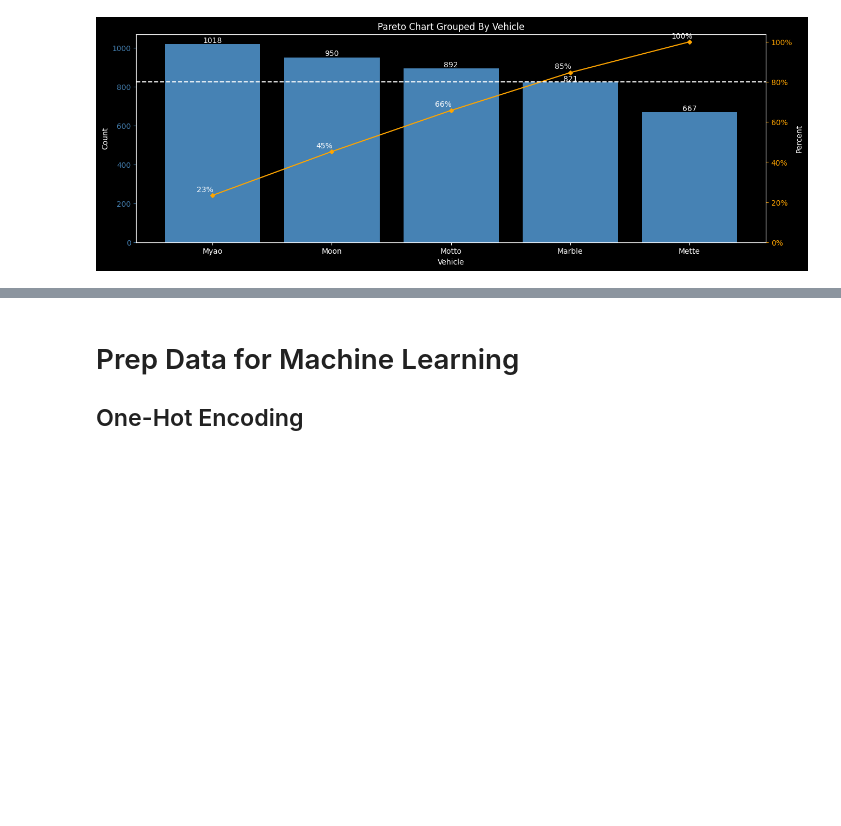
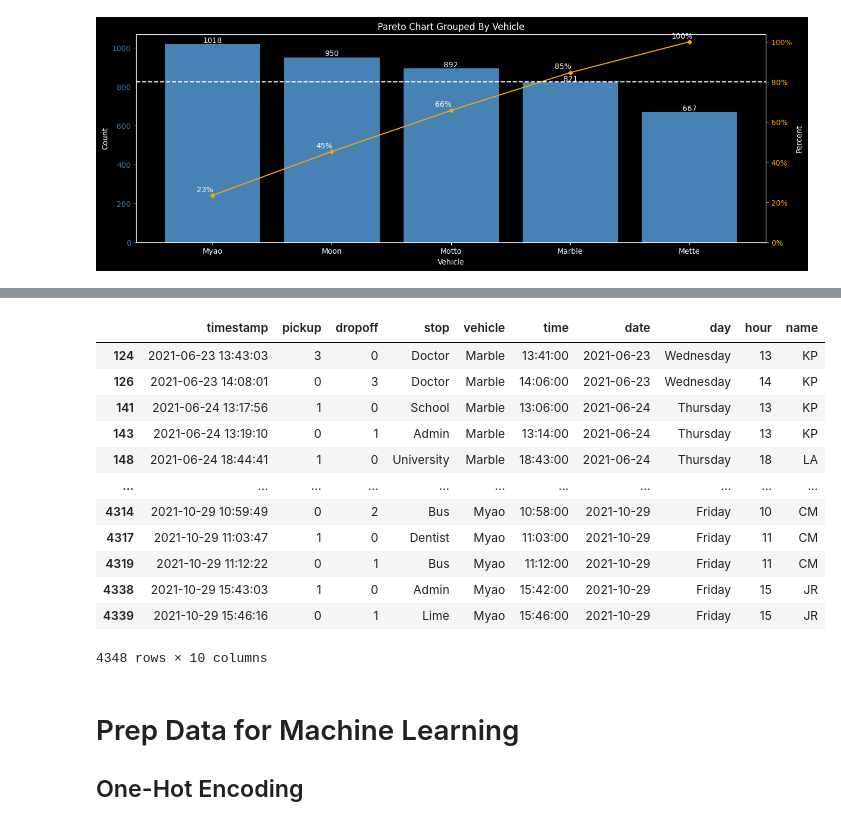
Before and after one commit to jrosilam/MayMobility_TakeHome, a Jupyter notebook: takehome_test.ipynb, the cells around one changed output, grey strips where cells are left out. Drawn from its saved outputs; the diff is of its cells as text; code cells hidden in the pictures; blank space fills up the shorter version.

```diff
--- a/takehome_test.ipynb
+++ b/takehome_test.ipynb
@@ -796,3 +778,20 @@ df_grouped
+# %%
+ridership_df_clean_car_time = ridership_df_clean.sort_values(by=['vehicle','timestamp']).copy()
+ridership_df_clean_car_time
+# %% [output]
+|  | timestamp | pickup | dropoff | stop | vehicle | time | date | day | hour | name |
+| 124 | 2021-06-23 13:43:03 | 3 | 0 | Doctor | Marble | 13:41:00 | 2021-06-23 | Wednesday | 13 | KP |
+| 126 | 2021-06-23 14:08:01 | 0 | 3 | Doctor | Marble | 14:06:00 | 2021-06-23 | Wednesday | 14 | KP |
+| 141 | 2021-06-24 13:17:56 | 1 | 0 | School | Marble | 13:06:00 | 2021-06-24 | Thursday | 13 | KP |
+| 143 | 2021-06-24 13:19:10 | 0 | 1 | Admin | Marble | 13:14:00 | 2021-06-24 | Thursday | 13 | KP |
+| 148 | 2021-06-24 18:44:41 | 1 | 0 | University | Marble | 18:43:00 | 2021-06-24 | Thursday | 18 | LA |
+| ... | ... | ... | ... | ... | ... | ... | ... | ... | ... | ... |
+| 4314 | 2021-10-29 10:59:49 | 0 | 2 | Bus | Myao | 10:58:00 | 2021-10-29 | Friday | 10 | CM |
+| 4317 | 2021-10-29 11:03:47 | 1 | 0 | Dentist | Myao | 11:03:00 | 2021-10-29 | Friday | 11 | CM |
+| 4319 | 2021-10-29 11:12:22 | 0 | 1 | Bus | Myao | 11:12:00 | 2021-10-29 | Friday | 11 | CM |
+| 4338 | 2021-10-29 15:43:03 | 1 | 0 | Admin | Myao | 15:42:00 | 2021-10-29 | Friday | 15 | JR |
+| 4339 | 2021-10-29 15:46:16 | 0 | 1 | Lime | Myao | 15:46:00 | 2021-10-29 | Friday | 15 | JR |
+4348 rows × 10 columns
 # %%
 # sns.histplot(data=ridership_df_clean,x="vehicle")
 # sns.histplot(data=ridership_df_clean,x="name")
```
Also changed, not shown: parts of 8 cells of this notebook.
